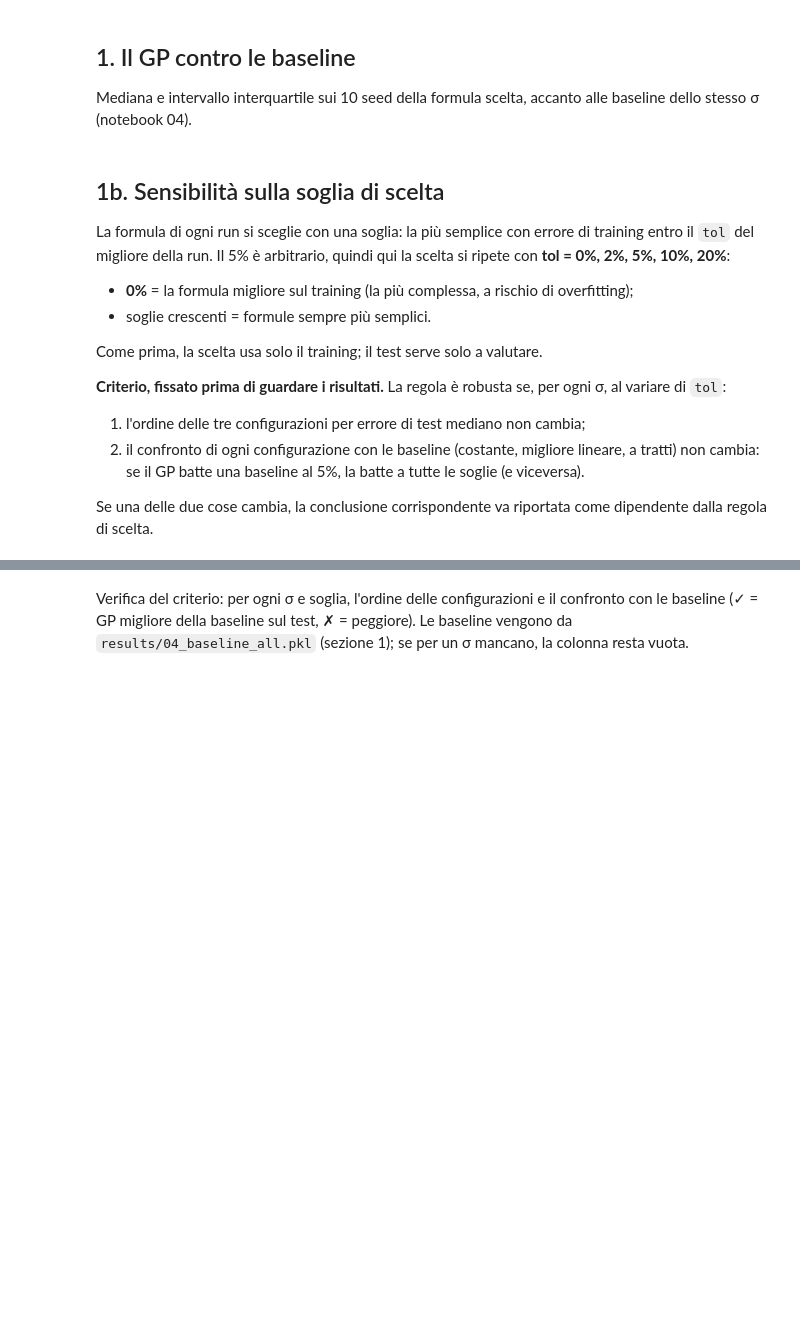
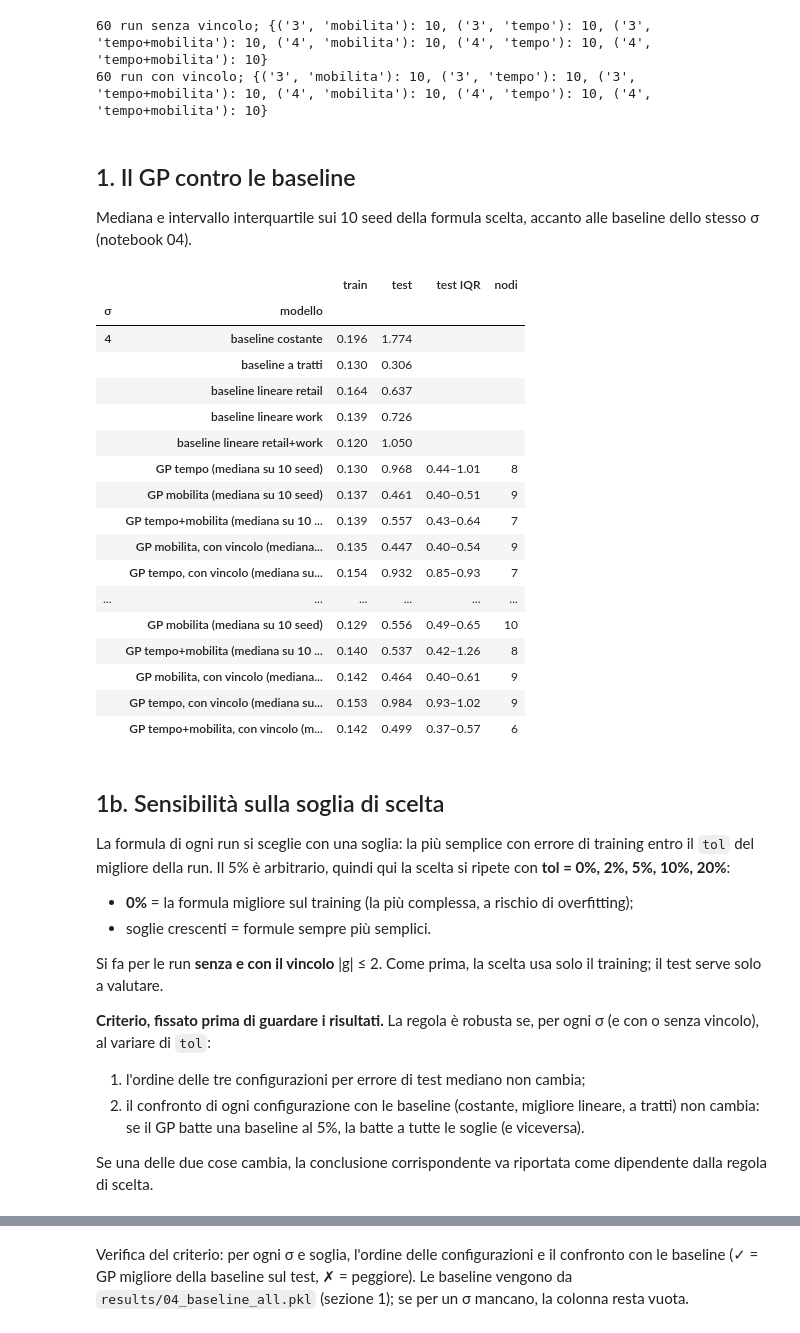
Before and after one commit to annaferrari02/seird-gp, a Jupyter notebook: notebooks/06_gp_seconda_ondata.ipynb, the cells around one changed output, grey strips where cells are left out. Cells and saved outputs as stored; diff of their text form; code cells hidden in the pictures; blank space fills up the shorter version.

```diff
--- a/notebooks/06_gp_seconda_ondata.ipynb
+++ b/notebooks/06_gp_seconda_ondata.ipynb
@@ -42,10 +43,18 @@ def choose(front, tol=TOL):
     ok = front[front["fitness_norm train"] <= (1 + tol) * front["fitness_norm train"].min()]
     return ok.sort_values(["nodi", "fitness_norm train"]).iloc[0]
 
-runs = load_runs()
-chosen = pd.DataFrame([{**{k: r[k] for k in ["σ", "config", "seed"]}, **choose(r["front"]).to_dict()}
-                       for _, r in runs.iterrows()])
-print(len(runs), "run;", runs.groupby(["σ", "config"]).size().to_dict())
+def choose_all(runs, tol=TOL):
+    return pd.DataFrame([{**{k: r[k] for k in ["σ", "config", "seed"]}, **choose(r["front"], tol).to_dict()}
+                         for _, r in runs.iterrows()])
+
+runs = load_runs("full_")          # senza vincolo
+runs_v = load_runs("vinc_")        # con il vincolo |g| ≤ 2 (σ = 1/4 e 1/3)
+chosen, chosen_v = choose_all(runs), choose_all(runs_v)
+print(len(runs), "run senza vincolo;", runs.groupby(["σ", "config"]).size().to_dict())
+print(len(runs_v), "run con vincolo;", runs_v.groupby(["σ", "config"]).size().to_dict())
+# %% [output]
+60 run senza vincolo; {('3', 'mobilita'): 10, ('3', 'tempo'): 10, ('3', 'tempo+mobilita'): 10, ('4', 'mobilita'): 10, ('4', 'tempo'): 10, ('4', 'tempo+mobilita'): 10}
+60 run con vincolo; {('3', 'mobilita'): 10, ('3', 'tempo'): 10, ('3', 'tempo+mobilita'): 10, ('4', 'mobilita'): 10, ('4', 'tempo'): 10, ('4', 'tempo+mobilita'): 10}
 # %% [markdown]
 ## 1. Il GP contro le baseline
 
@@ -53,23 +62,50 @@ Mediana e intervallo interquartile sui 10 seed della formula scelta, accanto all
 # %%
 base = pickle.load(open(RESULTS_DIR / "04_baseline_all.pkl", "rb"))
 W = "set20–gen21"
 rows = []
 for s, key in SIGMA_KEYS.items():
     for m in ["costante", "a tratti", "lineare retail", "lineare work", "lineare retail+work"]:
         if (W, m, key) in base:
             r = base[(W, m, key)]
             rows.append({"σ": s, "modello": f"baseline {m}", "train": r.rmsd.loc["train", "fitness_norm"],
                          "test": r.rmsd.loc["test", "fitness_norm"], "test IQR": "", "nodi": ""})
     for c in CONFIG_ORDER:
         g = chosen[(chosen["σ"] == s) & (chosen["config"] == c)]
         if len(g):
             q = g["fitness_norm test"].quantile([.25, .75])
             rows.append({"σ": s, "modello": f"GP {c} (mediana su {len(g)} seed)",
                          "train": g["fitness_norm train"].median(), "test": g["fitness_norm test"].median(),
                          "test IQR": f"{q.iloc[0]:.2f}–{q.iloc[1]:.2f}", "nodi": int(g["nodi"].median())})
-summary = pd.DataFrame(rows).set_index(["σ", "modello"])
+for (s, c), g in chosen_v.groupby(["σ", "config"]):
+    if True:
+        q = g["fitness_norm test"].quantile([.25, .75])
+        rows.append({"σ": s, "modello": f"GP {c}, con vincolo (mediana su {len(g)} seed)",
+                     "train": g["fitness_norm train"].median(), "test": g["fitness_norm test"].median(),
+                     "test IQR": f"{q.iloc[0]:.2f}–{q.iloc[1]:.2f}", "nodi": int(g["nodi"].median())})
+summary = pd.DataFrame(rows)
+summary = summary.iloc[summary["σ"].map({"4": 0, "3": 1, "5.2": 2}).argsort(kind="stable")]  # σ = 1/4 prima
+summary = summary[summary["σ"].isin(chosen["σ"].unique())].set_index(["σ", "modello"])
 summary.to_csv(RESULTS_DIR / "06_gp_vs_baseline.csv")
 summary.round(3)
+# %% [output]
+|  |  | train | test | test IQR | nodi |
+| σ | modello |  |  |  |  |
+| 4 | baseline costante | 0.196 | 1.774 |  |  |
+|  | baseline a tratti | 0.130 | 0.306 |  |  |
+|  | baseline lineare retail | 0.164 | 0.637 |  |  |
+|  | baseline lineare work | 0.139 | 0.726 |  |  |
+|  | baseline lineare retail+work | 0.120 | 1.050 |  |  |
+|  | GP tempo (mediana su 10 seed) | 0.130 | 0.968 | 0.44–1.01 | 8 |
+|  | GP mobilita (mediana su 10 seed) | 0.137 | 0.461 | 0.40–0.51 | 9 |
+|  | GP tempo+mobilita (mediana su 10 ... | 0.139 | 0.557 | 0.43–0.64 | 7 |
+|  | GP mobilita, con vincolo (mediana... | 0.135 | 0.447 | 0.40–0.54 | 9 |
+|  | GP tempo, con vincolo (mediana su... | 0.154 | 0.932 | 0.85–0.93 | 7 |
+| ... | ... | ... | ... | ... | ... |
+|  | GP mobilita (mediana su 10 seed) | 0.129 | 0.556 | 0.49–0.65 | 10 |
+|  | GP tempo+mobilita (mediana su 10 ... | 0.140 | 0.537 | 0.42–1.26 | 8 |
+|  | GP mobilita, con vincolo (mediana... | 0.142 | 0.464 | 0.40–0.61 | 9 |
+|  | GP tempo, con vincolo (mediana su... | 0.153 | 0.984 | 0.93–1.02 | 9 |
+|  | GP tempo+mobilita, con vincolo (m... | 0.142 | 0.499 | 0.37–0.57 | 6 |
 # %% [markdown]
 ## 1b. Sensibilità sulla soglia di scelta
 
@@ -77,9 +113,9 @@ La formula di ogni run si sceglie con una soglia: la più semplice con errore di
 - **0%** = la formula migliore sul training (la più complessa, a rischio di overfitting);
 - soglie crescenti = formule sempre più semplici.
 
-Come prima, la scelta usa solo il training; il test serve solo a valutare.
+Si fa per le run **senza e con il vincolo** |g| ≤ 2. Come prima, la scelta usa solo il training; il test serve solo a valutare.
 
-**Criterio, fissato prima di guardare i risultati.** La regola è robusta se, per ogni σ, al variare di `tol`:
+**Criterio, fissato prima di guardare i risultati.** La regola è robusta se, per ogni σ (e con o senza vincolo), al variare di `tol`:
 1. l'ordine delle tre configurazioni per errore di test mediano non cambia;
 2. il confronto di ogni configurazione con le baseline (costante, migliore lineare, a tratti) non cambia: se il GP batte una baseline al 5%, la batte a tutte le soglie (e viceversa).
 
```
Also changed, not shown: parts of 12 cells of this notebook.
